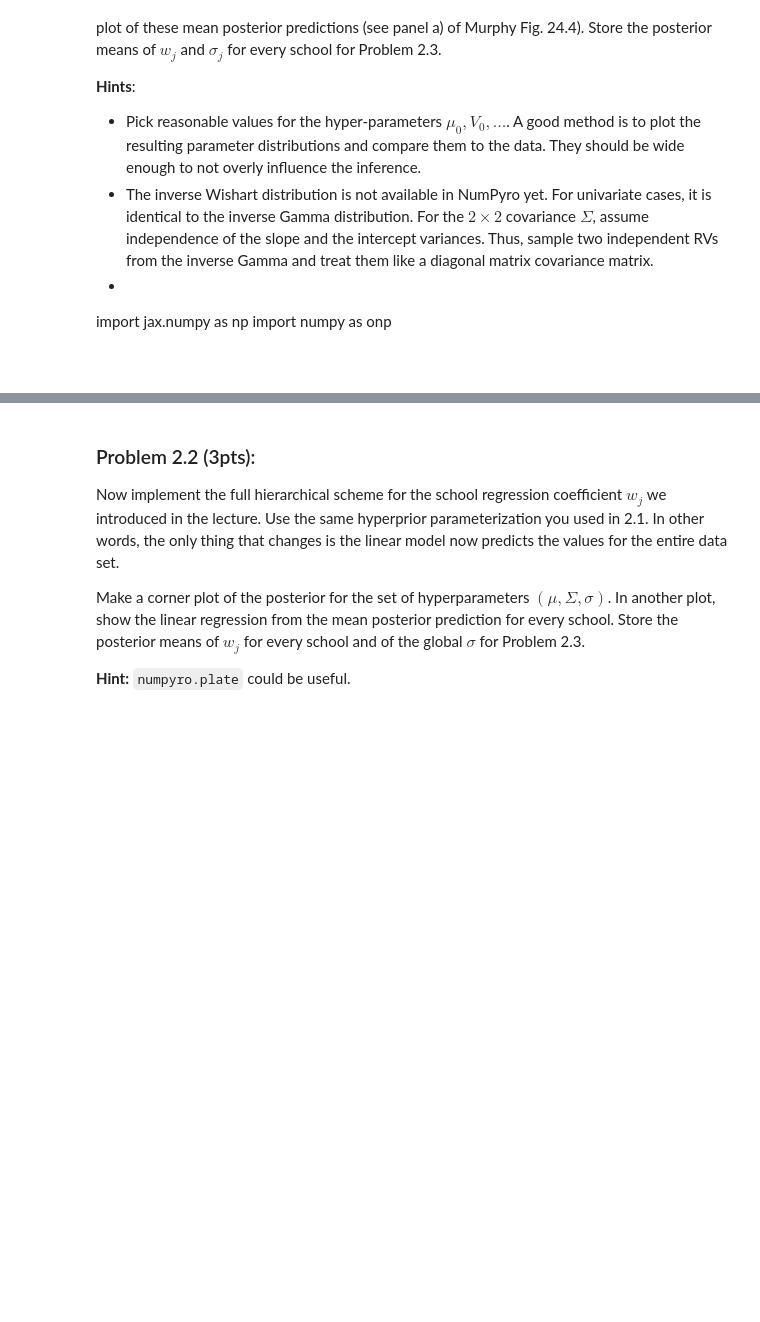
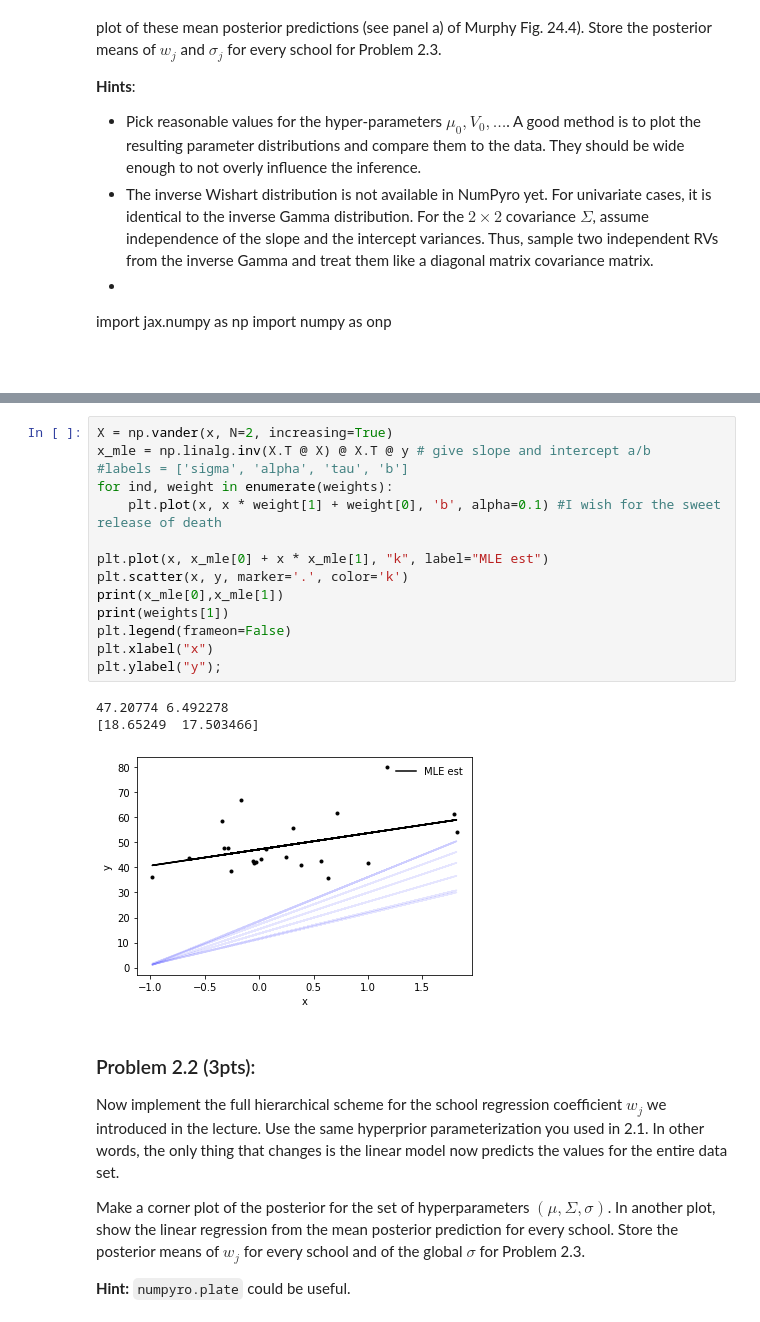
Before and after one commit to idcampbell/sml505-assignment5, a Jupyter notebook: Assignment5.ipynb, the cells around one changed output, grey strips where cells are left out. Drawn from its saved outputs; the diff is of its cells as text; blank space fills up the shorter version.

```diff
--- a/Assignment5.ipynb
+++ b/Assignment5.ipynb
@@ -218,3 +259,21 @@ Number of divergences: 0
+# %%
+X = np.vander(x, N=2, increasing=True)
+x_mle = np.linalg.inv(X.T @ X) @ X.T @ y # give slope and intercept a/b
+#labels = ['sigma', 'alpha', 'tau', 'b']
+for ind, weight in enumerate(weights):
+    plt.plot(x, x * weight[1] + weight[0], 'b', alpha=0.1) #I wish for the sweet release of death
+
+plt.plot(x, x_mle[0] + x * x_mle[1], "k", label="MLE est")
+plt.scatter(x, y, marker='.', color='k')
+print(x_mle[0],x_mle[1])
+print(weights[1])
+plt.legend(frameon=False)
+plt.xlabel("x")
+plt.ylabel("y");
+# %% [output]
+47.20774 6.492278
+[18.65249  17.503466]
+[figure, added]
 # %% [markdown]
 ### Problem 2.2 (3pts):
 
```
Also changed, not shown: parts of 8 cells of this notebook.
